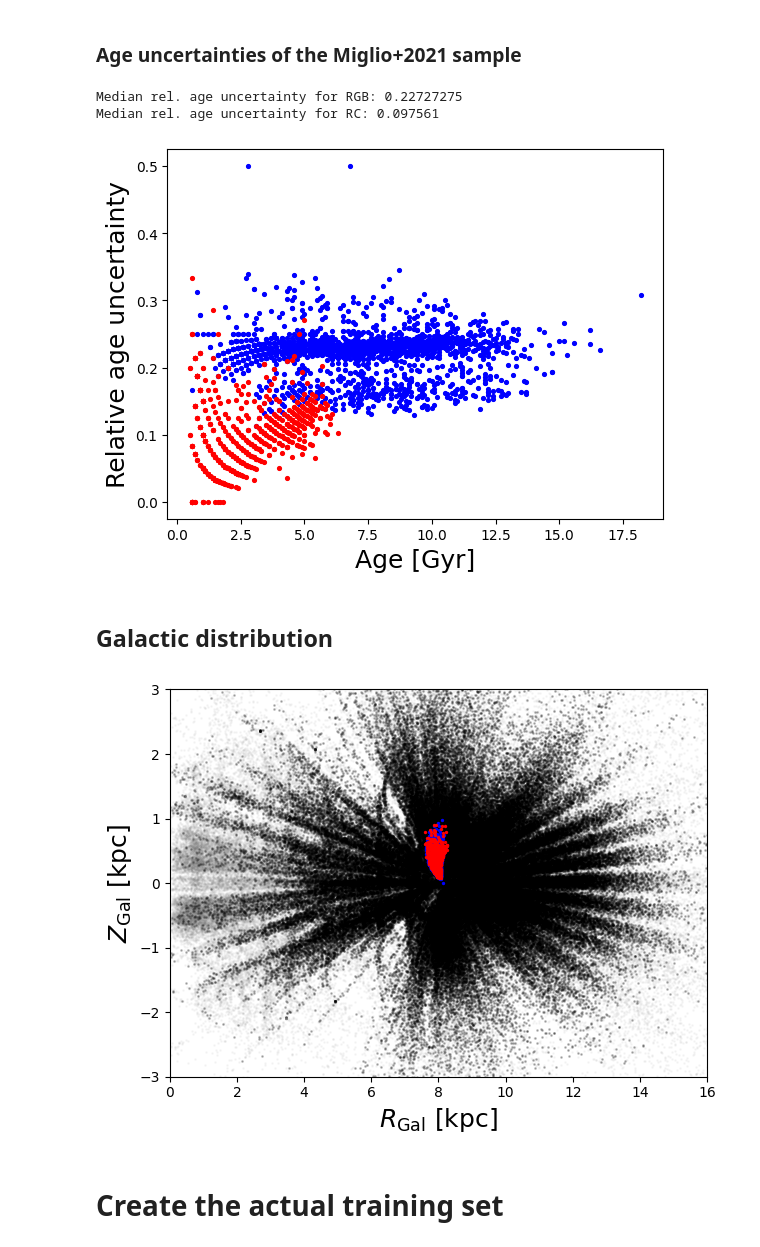
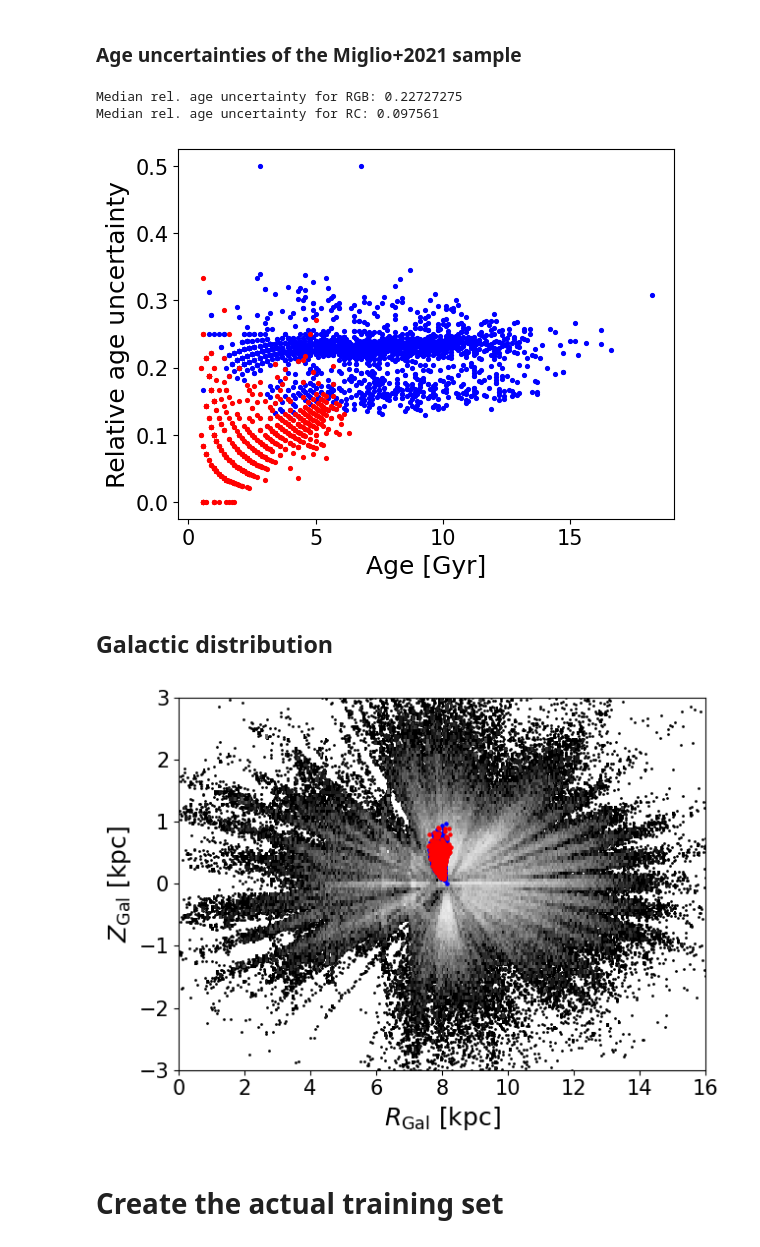
Before and after one commit to fjaellet/xgboost_chem_ages, a Jupyter notebook: py/train_xgboost_miglio2021.ipynb, the cells around one changed output. Cells and saved outputs as stored; diff of their text form; code cells hidden in the pictures.

Commit message:
adding new notebook for new training set

```diff
--- a/py/train_xgboost_miglio2021.ipynb
+++ b/py/train_xgboost_miglio2021.ipynb
@@ -3,9 +3,11 @@
 # %% [markdown]
 # Predicting ages from spectroscopic abundances with XGBoost
 # %%
-import numpy as np #numpy
+import numpy as np
 import pandas as pd
-import matplotlib.pyplot as plt  #matplotlib
+
+import matplotlib as mpl
+import matplotlib.pyplot as plt
 import matplotlib.gridspec as gridspec
 from matplotlib import colors
 from matplotlib.colors import LogNorm
@@ -14,10 +16,10 @@ from mpl_toolkits.mplot3d import Axes3D
 from mpl_toolkits.axes_grid1 import make_axes_locatable
 from matplotlib.ticker import NullFormatter
 
-import astropy.table  #astropy
+import astropy.table
 from astropy.table import Table, Column, MaskedColumn
 from astropy.visualization import astropy_mpl_style
-from scipy.stats import gaussian_kde  #scipy: science python
+from scipy.stats import gaussian_kde
 from scipy.interpolate import make_interp_spline
 
 import os.path
@@ -34,6 +36,9 @@ from itertools import product
 import pickle
 import warnings
 warnings.filterwarnings("ignore", category=DeprecationWarning)
+
+mpl.rc('xtick', labelsize=15)
+mpl.rc('ytick', labelsize=15)
 # %% [markdown]
 # Import the training table (APOGEE-Kepler dataset)
 
@@ -178,28 +207,35 @@ plt.scatter(x[rc], y[rc],  c="r", s=7.5)
 
 plt.xlabel(r"Age [Gyr]", fontsize=18)
 plt.ylabel(r"Relative age uncertainty", fontsize=18)
-plt.savefig("../im/age_uncerts_training.png")
+plt.savefig("../im/age_uncerts_training.png", dpi=300)
 
 print("Median rel. age uncertainty for RGB:", np.nanmedian(y[rgb]))
 print("Median rel. age uncertainty for RC:", np.nanmedian(y[rc]))
 # %% [output]
 Median rel. age uncertainty for RGB: 0.22727275
 Median rel. age uncertainty for RC: 0.097561
-[figure, old version]
+[figure, new version]
 # %% [markdown]
 ## Galactic distribution
+# %%
+dr17_master = Table.read("/home/friedel/Astro/Spectro/APOGEE/data/DR17/APOGEE_DR17_MASTER_Feb2023.fits")
+chem_age = np.isfinite(dr17_master['spec_age_feb2023'])
 # %%
-plt.scatter(dr17_master['Rg'], dr17_master['Zg'], c="grey", alpha=0.05, s=1, label="APOGEE DR17")
-plt.scatter(dr17_master['Rg'][chem_age], dr17_master['Zg'][chem_age], c="k", s=1, alpha=0.2, label="APOGEE DR17")
-plt.scatter(mig['GalR'][rgb], mig['GalZ'][rgb], s=2, c="b", label="Miglio+2021 RGB stars")
-plt.scatter(mig['GalR'][rc],  mig['GalZ'][rc],  s=2, c="red", label="Miglio+2021 RC stars")
+plt.scatter(dr17_master['Rg'][chem_age], dr17_master['Zg'][chem_age], c="k", s=1, alpha=1, label="APOGEE DR17")
+Ht,X1,X2 = np.histogram2d(dr17_master['Rg'][chem_age], dr17_master['Zg'][chem_age],
+                          bins=[320,120], range=[[0, 16], [-3, 3]])
+Ht[Ht<2] = np.nan
+image = plt.pcolor(0.5*(X1[:-1]+X1[1:]), 0.5*(X2[:-1]+X2[1:]), Ht.T, cmap="Greys_r",
+                   label=r"APOGEE DR17 giants", norm=colors.LogNorm())
+plt.scatter(mig['GalR'][rgb], mig['GalZ'][rgb], s=5, c="b", label="Miglio+2021 RGB stars")
+plt.scatter(mig['GalR'][rc],  mig['GalZ'][rc],  s=5, c="red", label="Miglio+2021 RC stars")
 plt.axis([0, 16, -3, 3])
 plt.xlabel(r"$R_{\rm Gal}$ [kpc]", fontsize=18)
 plt.ylabel(r"$Z_{\rm Gal}$ [kpc]", fontsize=18)
 plt.tight_layout()
-plt.savefig("../im/RZ_training_vs_all.png")
+plt.savefig("../im/RZ_training_vs_all.png", dpi=300)
 # %% [output]
-[figure, old version]
+[figure, new version]
 # %% [markdown]
 # Create the actual training set
 # %% [markdown]
```
Also changed, not shown: parts of 24 cells of this notebook, 53 other files.
